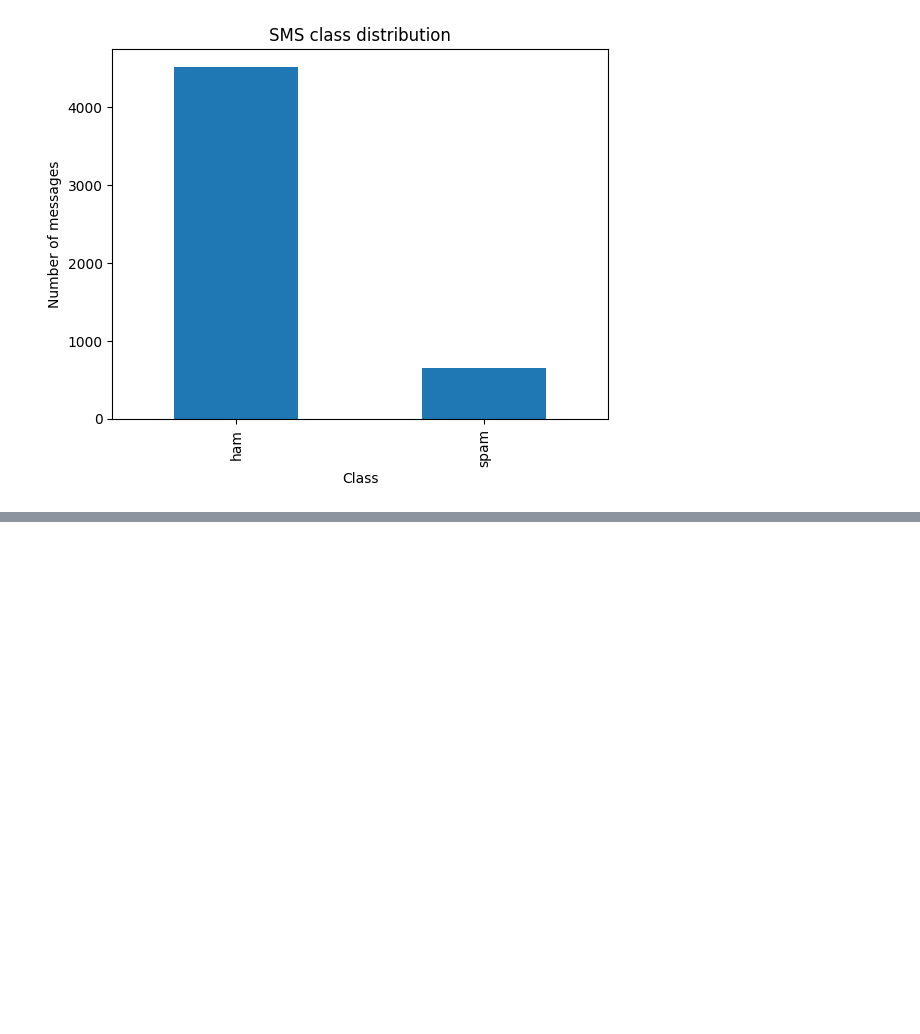
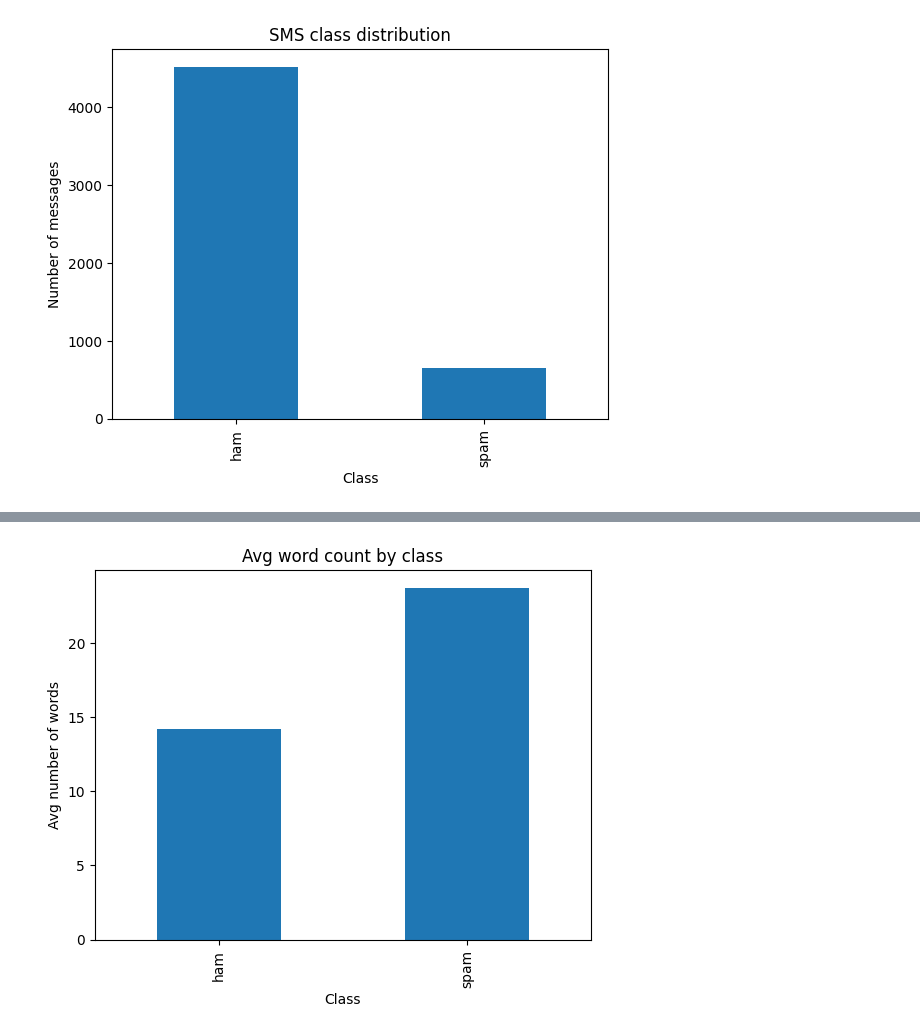
Before and after one commit to amnajem/DS483Project, a Jupyter notebook: DS483Project.ipynb, the cells around one changed output, grey strips where cells are left out. Saved outputs shown, nothing was run; the diff lists cells and outputs as text; code cells hidden in the pictures; blank space fills up the shorter version.

```diff
--- a/DS483Project.ipynb
+++ b/DS483Project.ipynb
@@ -63,0 +92,3 @@ plt.show()
+# %%
+df['word_count'] = df['message'].str.split().str.len()
+df[['label', 'message_length', 'word_count']].head()
@@ -63,0 +110,9 @@ plt.show()
+# %%
+df.groupby('label')['word_count'].mean().plot(kind='bar')
+
+plt.title('Avg word count by class')
+plt.xlabel('Class')
+plt.ylabel('Avg number of words')
+plt.show()
+# %% [output]
+[figure, added]
```
Also changed, not shown: parts of 7 cells of this notebook.
